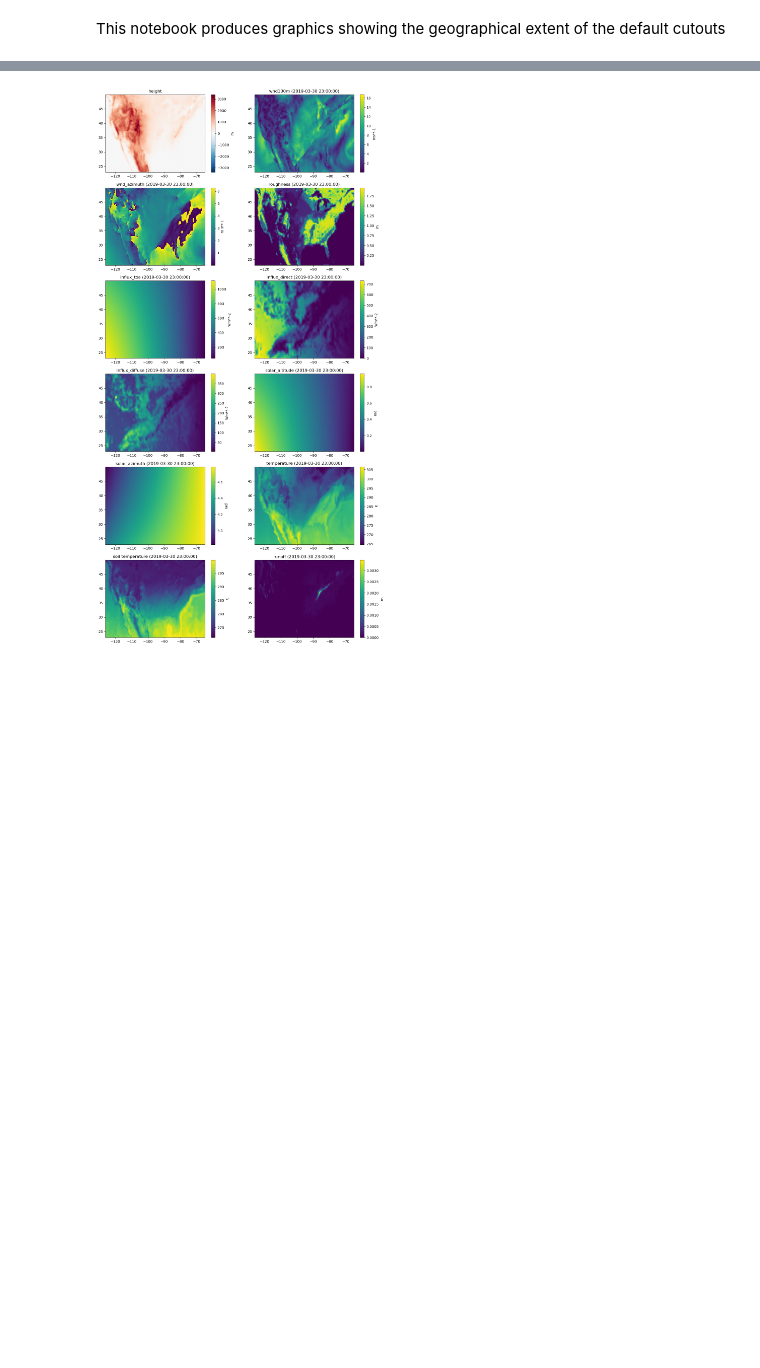
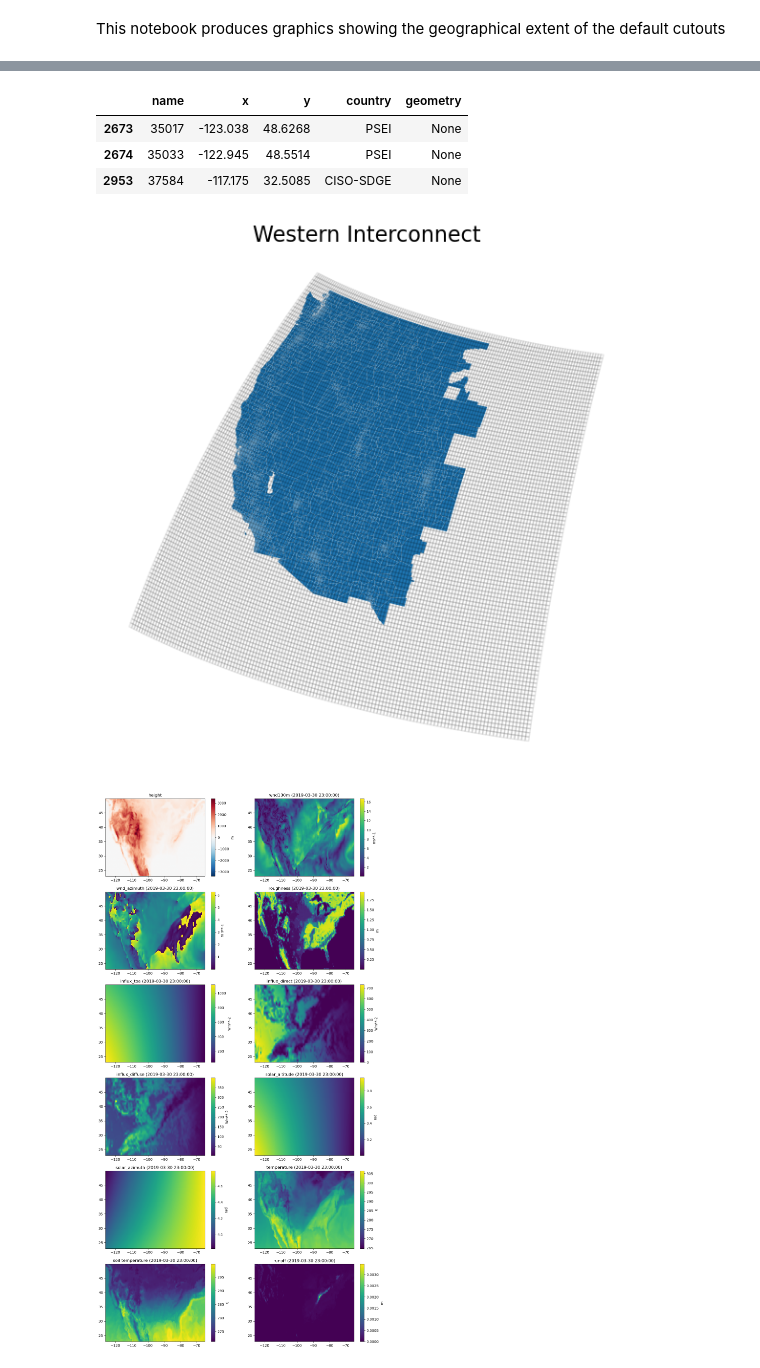
Before and after one commit to PyPSA/pypsa-usa, a Jupyter notebook: workflow/notebooks/build_cutout.ipynb, the cells around one changed output, grey strips where cells are left out. Drawn from its saved outputs; the diff is of its cells as text; code cells hidden in the pictures; blank space fills up the shorter version.

Commit message:
Fix buses without regions

```diff
--- a/workflow/notebooks/build_cutout.ipynb
+++ b/workflow/notebooks/build_cutout.ipynb
@@ -87,3 +86,25 @@ TypeError: Arguments 'time' and 'module' must be specified. Spatial bounds must
+# %%
+onshore_shapes = gpd.read_file("./../resources/western/onshore_shapes.geojson")
+offshore_shapes = gpd.read_file("./../resources/western/offshore_shapes.geojson")
+regions_onshore = gpd.read_file("./../resources/western/regions_onshore.geojson")
+regions_offshore = gpd.read_file("./../resources/western/regions_offshore.geojson")
+# %%
+regions_onshore[regions_onshore.geometry == None]
+# %% [output]
+|  | name | x | y | country | geometry |
+| 2673 | 35017 | -123.038 | 48.6268 | PSEI | None |
+| 2674 | 35033 | -122.945 | 48.5514 | PSEI | None |
+| 2953 | 37584 | -117.175 | 32.5085 | CISO-SDGE | None |
+# %%
+fig, axs = plt.subplots(nrows=1, ncols=1, subplot_kw={'projection': projection}, figsize=(12,7))
+plot_cutout(
+    ax=axs,
+    cutout=atlite.Cutout(cutout_western),
+    states=regions_onshore,
+    title="Western Interconnect"
+)
+# %% [output]
+[figure, added]
 # %%
 units_mapper = {
     "height":"m",
```
Also changed, not shown: parts of 2 cells of this notebook, 5 other files.
